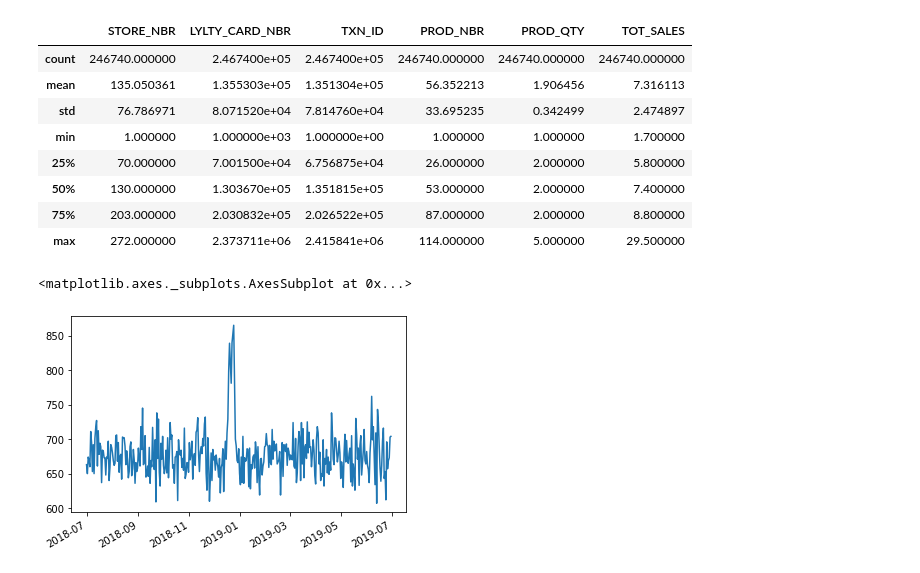
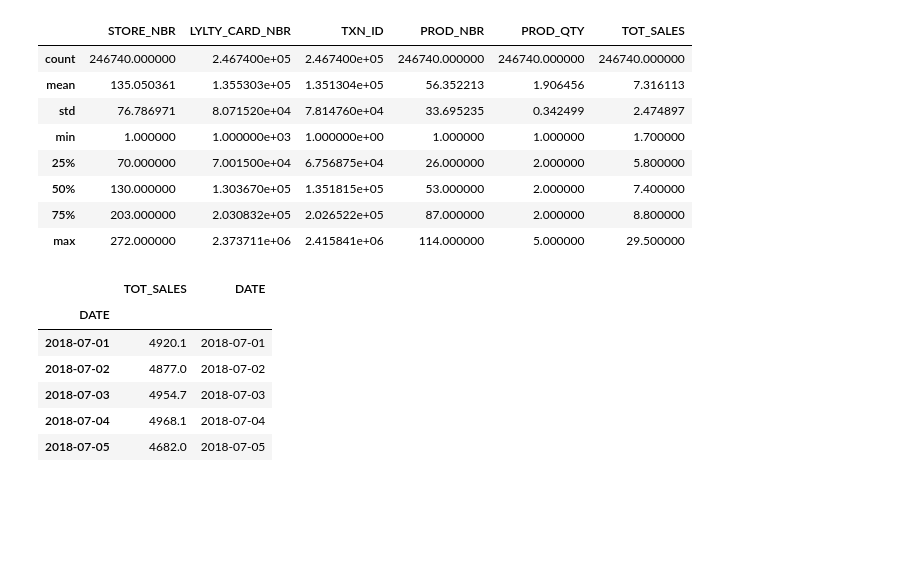
Before and after one commit to mGurjar187/Forage---Quantium-Data-Analytics-Project, a Jupyter notebook: Quantium Data Analysis.ipynb, the cells around one changed output. Saved outputs shown, nothing was run; the diff lists cells and outputs as text; code cells hidden in the pictures; blank space fills up the shorter version.

```diff
--- a/Quantium Data Analysis.ipynb
+++ b/Quantium Data Analysis.ipynb
@@ -275,8 +241,16 @@ df_transaction.describe()
 | 50% | 130.000000 | 1.303670e+05 | 1.351815e+05 | 53.000000 | 2.000000 | 7.400000 |
 | 75% | 203.000000 | 2.030832e+05 | 2.026522e+05 | 87.000000 | 2.000000 | 8.800000 |
 | max | 272.000000 | 2.373711e+06 | 2.415841e+06 | 114.000000 | 5.000000 | 29.500000 |
-# %%
-df_transaction['DATE'].value_counts().plot()
-# %% [output]
-<matplotlib.axes._subplots.AxesSubplot at 0x...>
-[figure, removed]
+# %%
+# Total Sales by Day
+df_SalesbyDate = df_transaction[['DATE','TOT_SALES']].groupby(['DATE']).sum()
+df_SalesbyDate['DATE'] = sorted(df_transaction['DATE'].unique())
+df_SalesbyDate.head()
+# %% [output]
+|  | TOT_SALES | DATE |
+| DATE |  |  |
+| 2018-07-01 | 4920.1 | 2018-07-01 |
+| 2018-07-02 | 4877.0 | 2018-07-02 |
+| 2018-07-03 | 4954.7 | 2018-07-03 |
+| 2018-07-04 | 4968.1 | 2018-07-04 |
+| 2018-07-05 | 4682.0 | 2018-07-05 |
```
Also changed, not shown: parts of 4 cells of this notebook.
